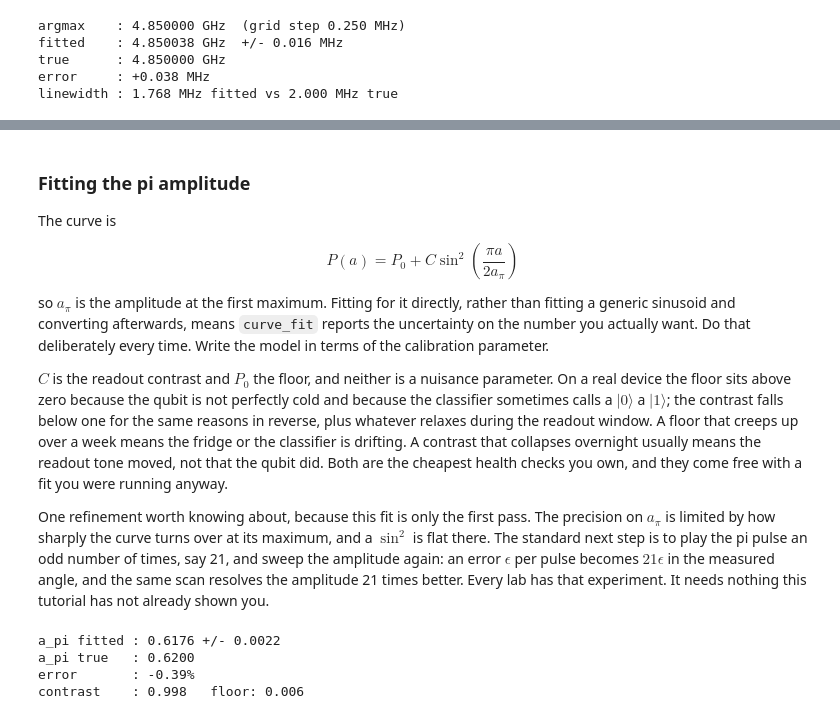
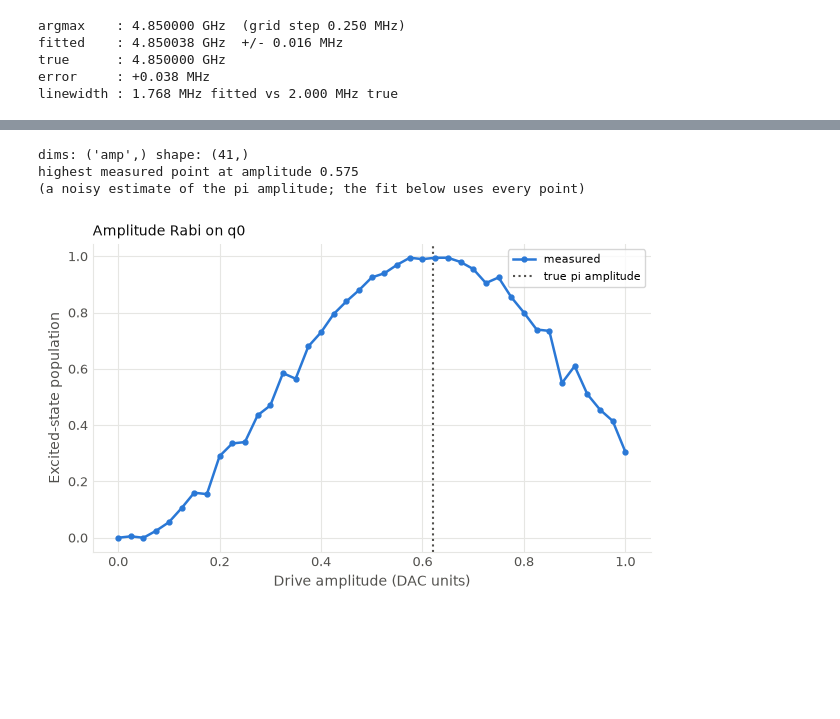
Before and after one commit to qilimanjaro-tech/ieee-qce26-qprogram-tutorial, a Jupyter notebook: notebooks/03_finding_the_qubit.ipynb, the cells around one changed output, grey strips where cells are left out. Saved outputs shown, nothing was run; the diff lists cells and outputs as text; code cells hidden in the pictures; blank space fills up the shorter version.

```diff
--- a/notebooks/03_finding_the_qubit.ipynb
+++ b/notebooks/03_finding_the_qubit.ipynb
@@ -407,50 +399,27 @@ highest measured point at amplitude 0.575
-# %% [markdown]
-### Fitting the pi amplitude
-
-The curve is
-
-$$P(a) = P_0 + C \sin^2\!\left(\frac{\pi a}{2 a_\pi}\right)$$
-
-so $a_\pi$ is the amplitude at the first maximum. Fitting for it directly, rather than fitting a
-generic sinusoid and converting afterwards, means `curve_fit` reports the uncertainty on the number
-you actually want. Do that deliberately every time. Write the model in terms of the calibration
-parameter.
-
-$C$ is the readout contrast and $P_0$ the floor, and neither is a nuisance parameter. On a real
-device the floor sits above zero because the qubit is not perfectly cold and because the classifier
-sometimes calls a $|0\rangle$ a $|1\rangle$; the contrast falls below one for the same reasons in
-reverse, plus whatever relaxes during the readout window. A floor that creeps up over a week means
-the fridge or the classifier is drifting. A contrast that collapses overnight usually means the
-readout tone moved, not that the qubit did. Both are the cheapest health checks you own, and they
-come free with a fit you were running anyway.
-
-One refinement worth knowing about, because this fit is only the first pass. The precision on
-$a_\pi$ is limited by how sharply the curve turns over at its maximum, and a $\sin^2$ is flat there.
-The standard next step is to play the pi pulse an odd number of times, say 21, and sweep the
-amplitude again: an error $\epsilon$ per pulse becomes $21\epsilon$ in the measured angle, and the
-same scan resolves the amplitude 21 times better. Every lab has that experiment. It needs nothing
-this tutorial has not already shown you.
-# %%
-def rabi_model(a, a_pi, contrast, floor):
-    """Rabi in amplitude, parameterised by the pi amplitude itself."""
-    return floor + contrast * np.sin(np.pi * a / (2 * a_pi)) ** 2
-
-
-rabi_fit, rabi_cov = curve_fit(
-    rabi_model,
-    rabi_amps,
-    rabi_pop,
-    p0=(rabi_amps[rabi_pop.argmax()], rabi_pop.max() - rabi_pop.min(), rabi_pop.min()),
-)
-a_pi_fit, contrast_fit, floor_fit = rabi_fit
-a_pi_sigma = float(np.sqrt(np.diag(rabi_cov))[0])
-
-print(f"a_pi fitted : {a_pi_fit:.4f} +/- {a_pi_sigma:.4f}")
-print(f"a_pi true   : {DEVICE['q0_a_pi']:.4f}")
-print(f"error       : {100 * (a_pi_fit - DEVICE['q0_a_pi']) / DEVICE['q0_a_pi']:+.2f}%")
-print(f"contrast    : {contrast_fit:.3f}   floor: {floor_fit:.3f}")
-# %% [output]
-a_pi fitted : 0.6176 +/- 0.0022
-a_pi true   : 0.6200
-error       : -0.39%
-contrast    : 0.998   floor: 0.006
+# %%
+rabi_result = qp.simulate(rabi, model=qp.MockMeasurementModel(p_excited=p_rabi,  seed=17))
+rabi_data = rabi_result.get(m_rabi, field=MF.STATE)
+
+rabi_amps = rabi_data.coords["amp"].values
+rabi_pop = rabi_data.values
+print("dims:", rabi_data.dims, "shape:", rabi_data.shape)
+print("highest measured point at amplitude", round(float(rabi_amps[rabi_pop.argmax()]), 4))
+print("(a noisy estimate of the pi amplitude; the fit below uses every point)")
+
+# The amplitude axis carries no unit change, so this figure needs no coords= at all.
+ax = rabi_result.plot(
+    m_rabi,
+    field=MF.STATE,
+    style=Style(markers=True),
+    value=POPULATION,
+    title="Amplitude Rabi on q0",
+)
+ax.lines[0].set_label("measured")
+ax.axvline(DEVICE["q0_a_pi"], color=LIGHT.muted, linestyle=":", label="true pi amplitude")
+ax.legend(fontsize=8)
+plt.show()
+# %% [output]
+dims: ('amp',) shape: (41,)
+highest measured point at amplitude 0.575
+(a noisy estimate of the pi amplitude; the fit below uses every point)
+[figure, added]
```
Also changed, not shown: parts of 64 cells of this notebook, 29 other files.
